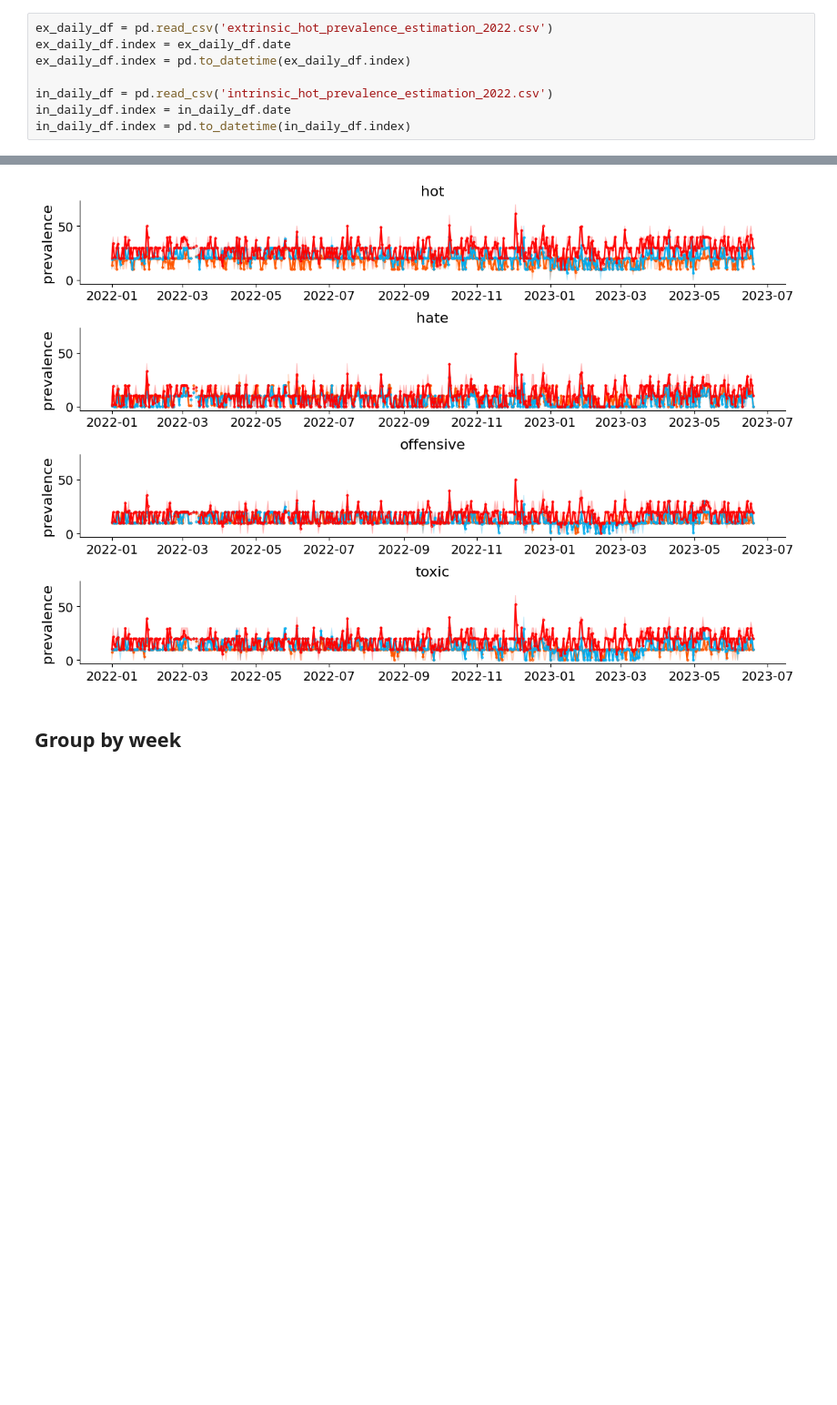
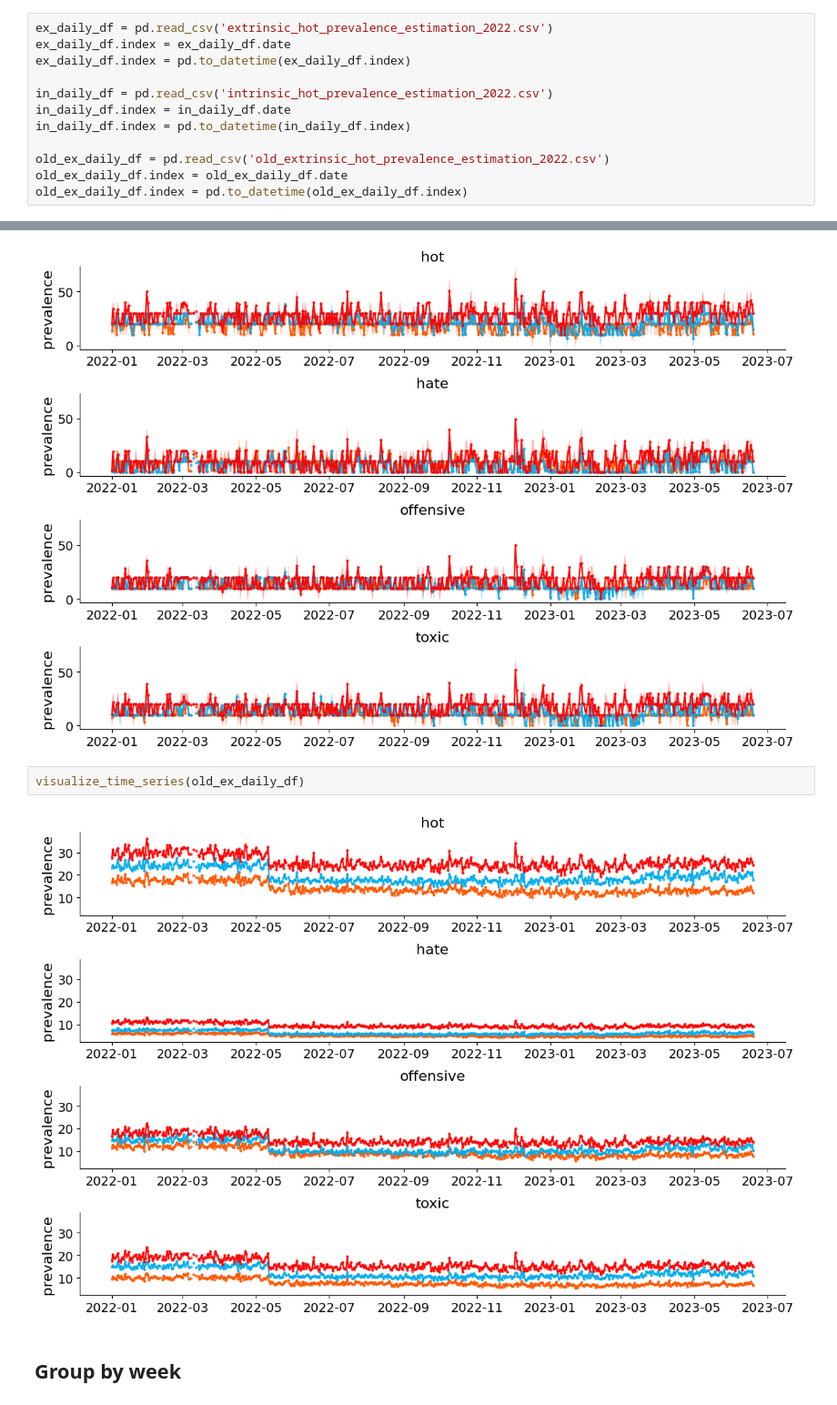
Before and after one commit to avalanchesiqi/pyquantifier, a Jupyter notebook: hot_speech/data_visualization.ipynb, the cells around one changed output, grey strips where cells are left out. Shown at 91% size. Drawn from its saved outputs; the diff is of its cells as text; blank space fills up the shorter version.

```diff
--- a/hot_speech/data_visualization.ipynb
+++ b/hot_speech/data_visualization.ipynb
@@ -13,6 +13,10 @@ ex_daily_df.index = pd.to_datetime(ex_daily_df.index)
 in_daily_df = pd.read_csv('intrinsic_hot_prevalence_estimation_2022.csv')
 in_daily_df.index = in_daily_df.date
 in_daily_df.index = pd.to_datetime(in_daily_df.index)
+
+old_ex_daily_df = pd.read_csv('old_extrinsic_hot_prevalence_estimation_2022.csv')
+old_ex_daily_df.index = old_ex_daily_df.date
+old_ex_daily_df.index = pd.to_datetime(old_ex_daily_df.index)
 # %%
 def visualize_time_series(data_df):
     fig, axes = plt.subplots(4, 1, figsize=(12, 8), sharey=True)
@@ -51,6 +55,10 @@ visualize_time_series(ex_daily_df)
 visualize_time_series(in_daily_df)
 # %% [output]
 [figure]
+# %%
+visualize_time_series(old_ex_daily_df)
+# %% [output]
+[figure, added]
 # %% [markdown]
 ## Group by week
 # %%
```
Also changed, not shown: parts of 6 cells of this notebook, 5 other files.
